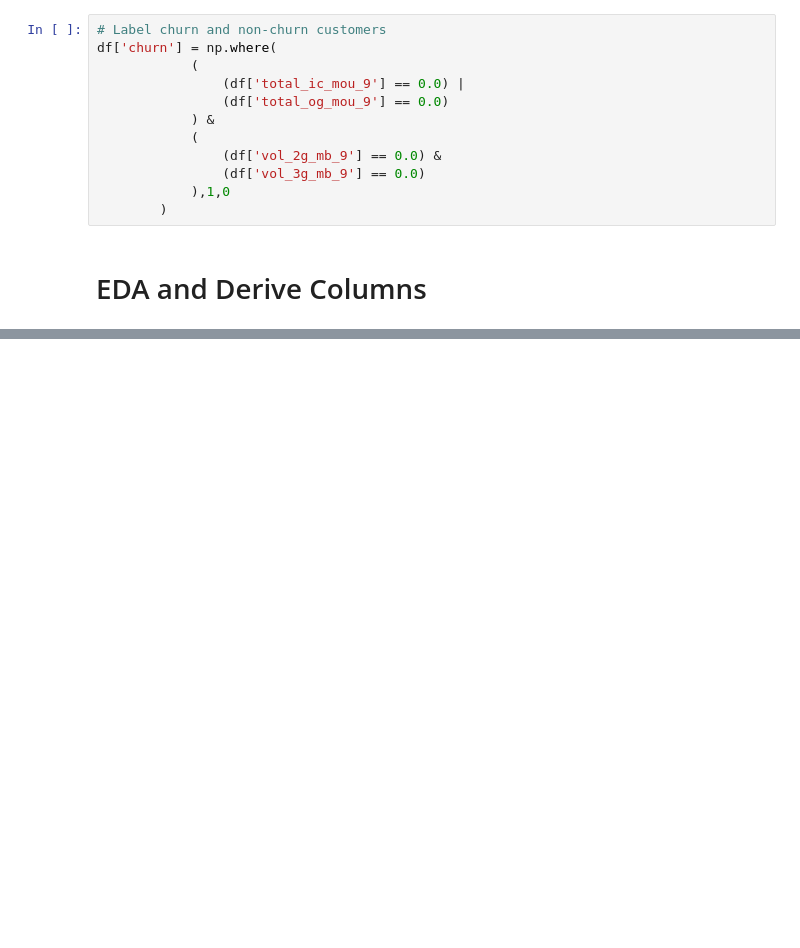
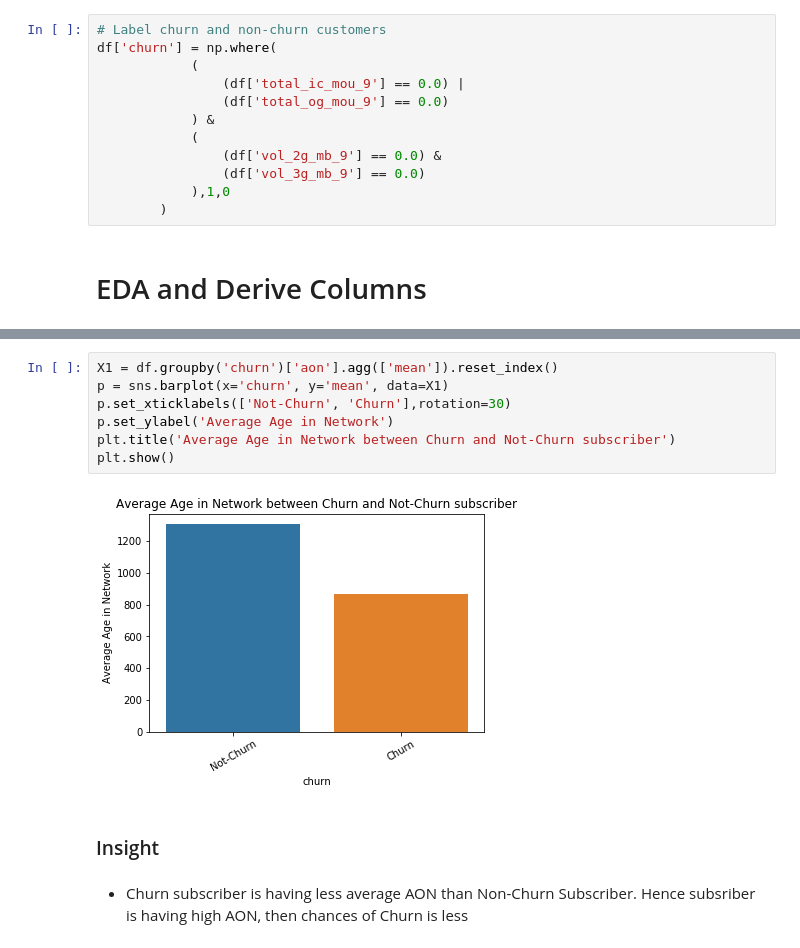
Before and after one commit to hrudaya21/Telecom_Churn_GroupAssignment, a Jupyter notebook: Individual_Analysis_Hrudaya.ipynb, the cells around one changed output, grey strips where cells are left out. Saved outputs shown, nothing was run; the diff lists cells and outputs as text; blank space fills up the shorter version.

```diff
--- a/Individual_Analysis_Hrudaya.ipynb
+++ b/Individual_Analysis_Hrudaya.ipynb
@@ -492,0 +531,13 @@ loc_og_t2t_mou_goodPeriod_Avg
+# %%
+X1 = df.groupby('churn')['aon'].agg(['mean']).reset_index()
+p = sns.barplot(x='churn', y='mean', data=X1)
+p.set_xticklabels(['Not-Churn', 'Churn'],rotation=30)
+p.set_ylabel('Average Age in Network')
+plt.title('Average Age in Network between Churn and Not-Churn subscriber')
+plt.show()
+# %% [output]
+[figure, added]
+# %% [markdown]
+### Insight
+# %% [markdown]
+* Churn subscriber is having less average AON than Non-Churn Subscriber. Hence subsriber is having high AON, then chances of Churn is less
```
Also changed, not shown: parts of 15 cells of this notebook.
